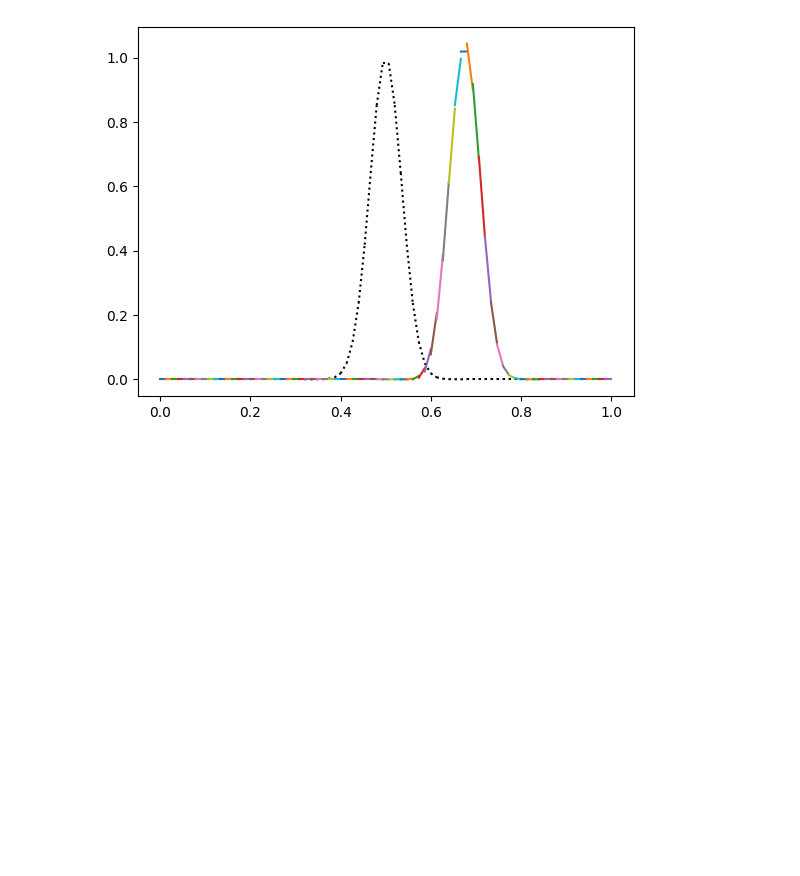
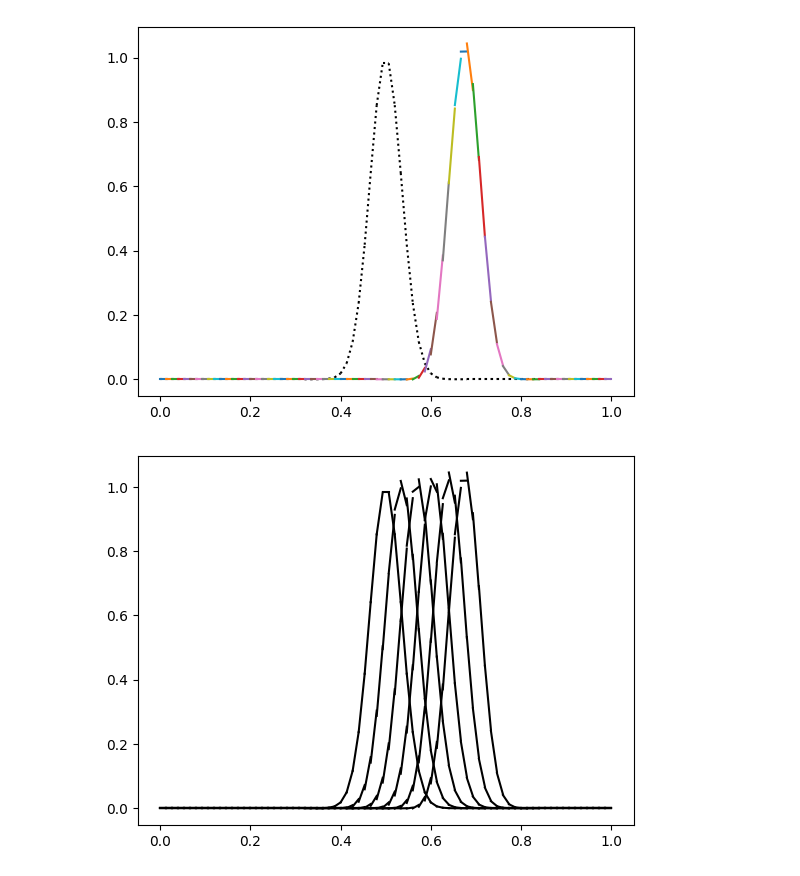
Before and after one commit to aapandy2/dg_tutorial, a Jupyter notebook: DG_tutorial.ipynb, the cells around one changed output. Saved outputs shown, nothing was run; the diff lists cells and outputs as text; code cells hidden in the pictures; blank space fills up the shorter version.

Commit message:
added code to save all timesteps of solution and plot

```diff
--- a/DG_tutorial.ipynb
+++ b/DG_tutorial.ipynb
@@ -112,10 +112,19 @@ def evolve_TS_steps(TS, a_n, a_np1):
     M    = Mij()
     Minv = inv(M)
 
+    #save all data to an array called sol, starting with ID
+    sol = a_n
+
     for n in range(TS):
         a_np1 = evolve(a_n, a_np1, Minv, K)
+        #append a_np1 to sol
+        sol = np.append(sol, a_np1)
         #copy a_np1 into a_n for next timestep
         a_n = a_np1
+
+    #reshape sol to be (TS, N, 2), so sol[n] = a_n
+    #at time level n
+    return np.reshape(sol, (TS+1, N, 2))
 # %%
 #define a_n = solution vector at time level n; should have shape (N, 2), where
 #N is the number of elements (i.e. we have a_0, a_1 for each element)
@@ -158,10 +167,17 @@ a_n = compute_ID_a(a_n)
 plot_soln(a_n, 'k:')
 
 #compute solution after TS timesteps
-evolve_TS_steps(TS, a_n, a_np1)
+sol = evolve_TS_steps(TS, a_n, a_np1)
 
 #plot solution after TS timesteps
 plot_soln(a_np1)
 pl.show()
 # %% [output]
 [figure]
+# %%
+#make frames for movie
+for n in range(0,TS+1,50):
+    plot_soln(sol[n], 'k-')
+pl.show()
+# %% [output]
+[figure, added]
```
